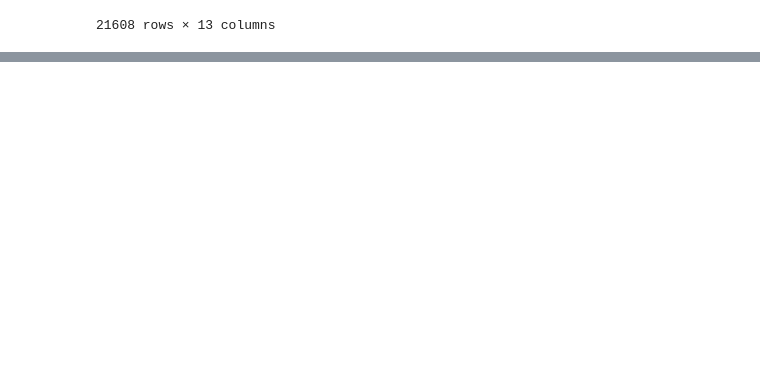
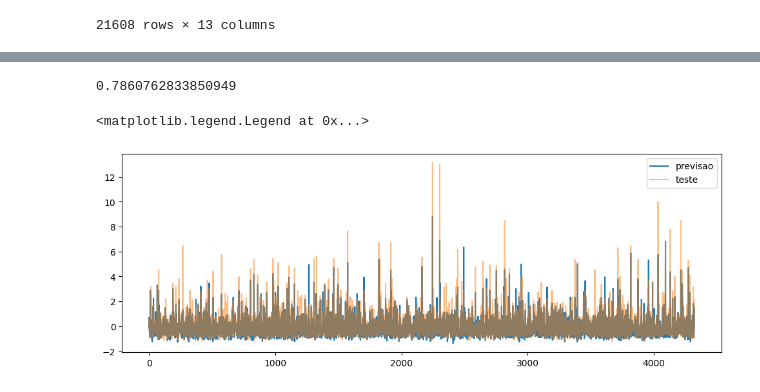
Before and after one commit to MarcioB1999/Previsao_Precos, a Jupyter notebook: Regressao_preço.ipynb, the cells around one changed output, grey strips where cells are left out. Saved outputs shown, nothing was run; the diff lists cells and outputs as text; code cells hidden in the pictures; blank space fills up the shorter version.

```diff
--- a/Regressao_preço.ipynb
+++ b/Regressao_preço.ipynb
@@ -197,0 +211,19 @@ Text(0.5, 0, 'Previsão')
+# %%
+model = keras.Sequential([
+    keras.layers.Dense(13,activation='elu',input_shape=[len(X_train.columns)]),
+    keras.layers.Dense(13,activation='elu'),
+    keras.layers.Dense(1)
+])
+# %%
+optimizer = keras.optimizers.RMSprop(0.1,)
+model.compile(
+    loss='mse',
+    metrics=['mae','mse','mape']
+)
+# %%
+history = model.fit(
+    x=X_train,
+    y=Y_train,
+    epochs = 1000,
+    verbose = 0
+)
@@ -197,0 +267,2 @@ Text(0.5, 0, 'Previsão')
+# %%
+predict = model.predict(X_test).flatten()
@@ -197,0 +304,12 @@ Text(0.5, 0, 'Previsão')
+# %%
+m.r2_score(Y_test['price'],predict)
+# %% [output]
+0.7860762833850949
+# %%
+ig=plt.figure(figsize=(12,4))
+plt.plot(range(len(predict)),predict,label='previsao')
+plt.plot(range(len(Y_test)),Y_test['price'],alpha=0.5,label='teste')
+plt.legend()
+# %% [output]
+<matplotlib.legend.Legend at 0x...>
+[figure, added]
```
Also changed, not shown: parts of 23 cells of this notebook, 2 other files.
